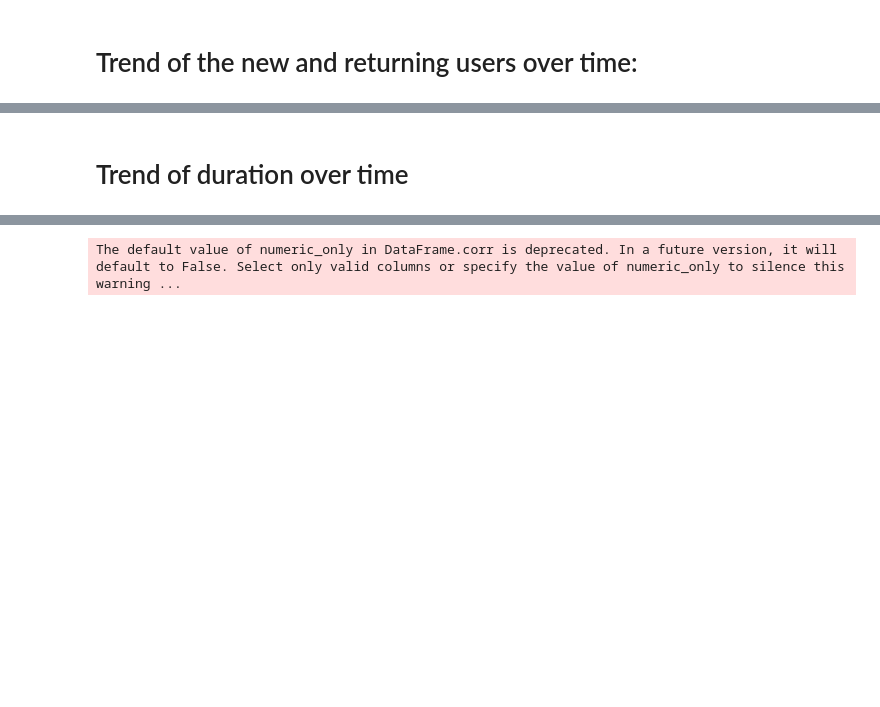
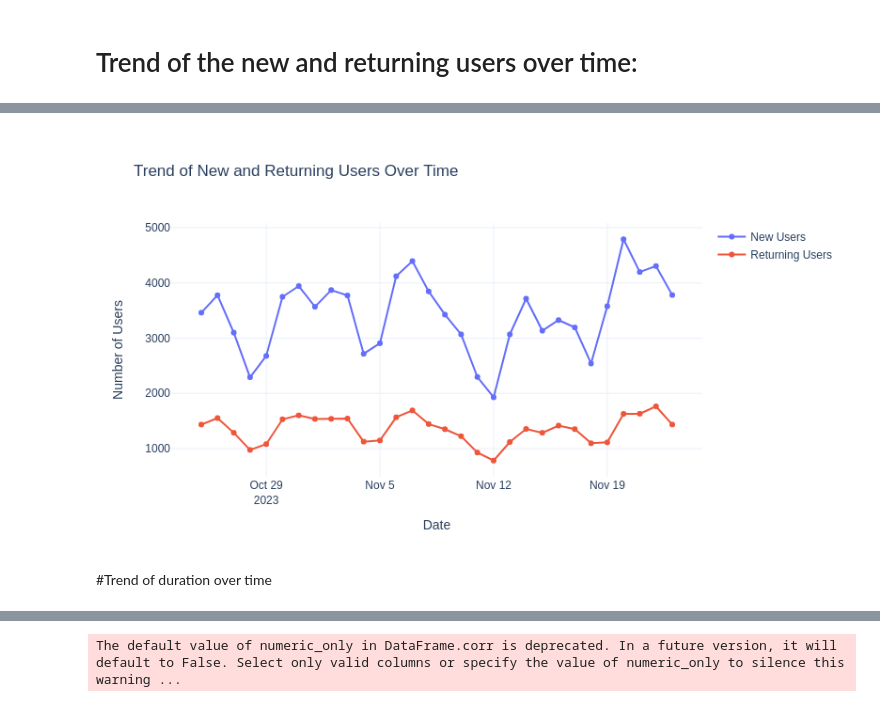
Before and after one commit to soumo99/Data-Analytics-Project, a Jupyter notebook: Cohort_Analysis.ipynb, the cells around one changed output, grey strips where cells are left out. Drawn from its saved outputs; the diff is of its cells as text; code cells hidden in the pictures; blank space fills up the shorter version.

```diff
--- a/Cohort_Analysis.ipynb
+++ b/Cohort_Analysis.ipynb
@@ -167,21 +189,27 @@ import plotly.graph_objects as go
 import plotly.express as px
 import plotly.io as pio
 pio.templates.default = "plotly_white"
+
+from plotly.offline import plot, iplot, init_notebook_mode
+import plotly.graph_objs as go
+from gitly.colab.plot import GitlyPlotter
+gitly = GitlyPlotter('github')
+init_notebook_mode(connected=True)
 # %%
 # Trend analysis for New and Returning Users
-fig = go.Figure()
+figure = go.Figure()
 
 # A set of datapoints in known as trace
 # New Users
-fig.add_trace(go.Scatter(x=data['Date'], y=data['New users'], mode='lines+markers', name='New Users'))
+figure.add_trace(go.Scatter(x=data['Date'], y=data['New users'], mode='lines+markers', name='New Users'))
 
 # Returning Users
-fig.add_trace(go.Scatter(x=data['Date'], y=data['Returning users'], mode='lines+markers', name='Returning Users'))
+figure.add_trace(go.Scatter(x=data['Date'], y=data['Returning users'], mode='lines+markers', name='Returning Users'))
 
 # Update layout
-fig.update_layout(title='Trend of New and Returning Users Over Time',
+figure.update_layout(title='Trend of New and Returning Users Over Time',
                   xaxis_title='Date',
                   yaxis_title='Number of Users')
 
-fig.show()
+gitly.show(figure)
 # %% [output]
@@ -189,3 +216,4 @@ fig.show()
+[figure, added]
 # %% [markdown]
-# Trend of duration over time
+#Trend of duration over time
 # %%
```
Also changed, not shown: parts of 5 cells of this notebook.
